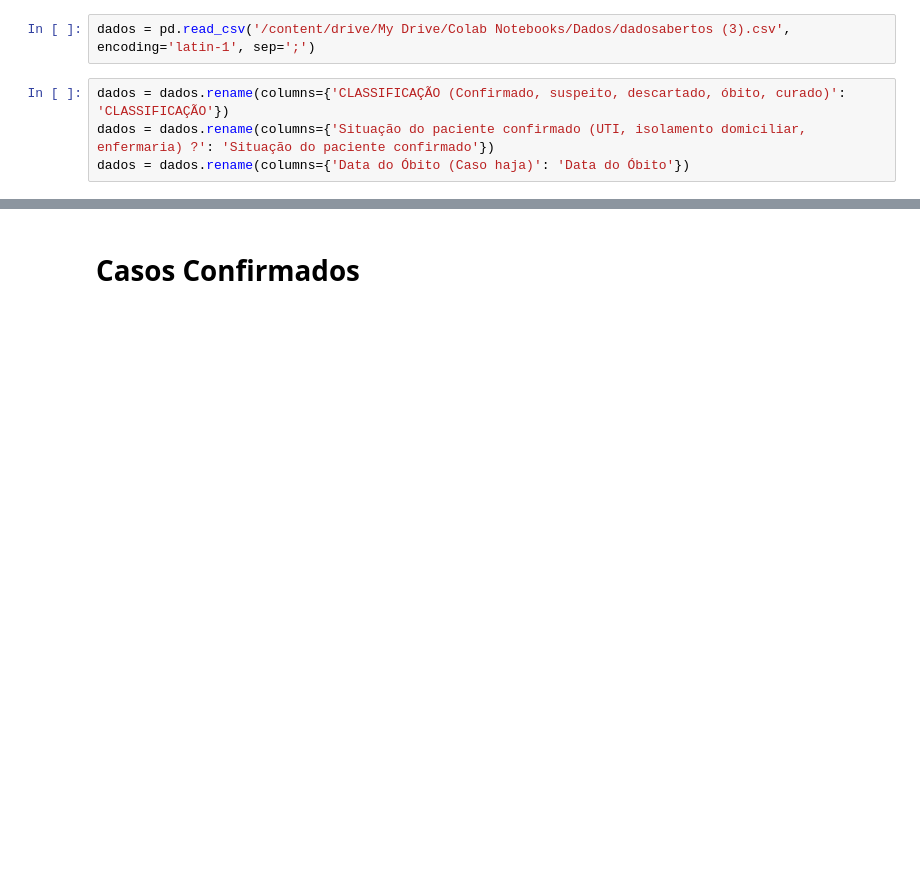
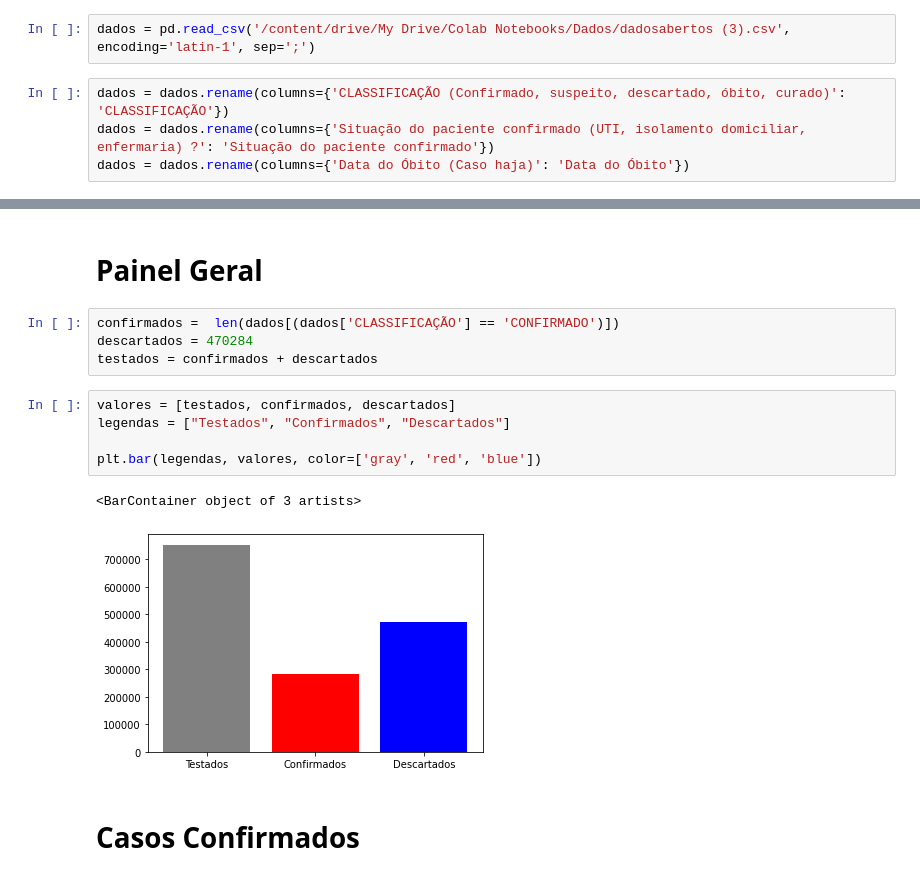
Before and after one commit to Jose-Bruno/Visualiza-oComputacional, a Jupyter notebook: José_Bruno_da_Silva_Santos_Visualização_Computacional.ipynb, the cells around one changed output, grey strips where cells are left out. Cells and saved outputs as stored; diff of their text form; blank space fills up the shorter version.

```diff
--- a/José_Bruno_da_Silva_Santos_Visualização_Computacional.ipynb
+++ b/José_Bruno_da_Silva_Santos_Visualização_Computacional.ipynb
@@ -38,6 +38,20 @@ dados.head(30)
 | 27 | 27 | 31/03/2020 | 45 | M | MACEIÓ | CONFIRMADO | NaN | ... |
 | 28 | 28 | 01/04/2020 | 49 | F | MACEIÓ | CONFIRMADO | NaN | ... |
 | 29 | 29 | 01/04/2020 | 85 | F | MACEIÓ | CONFIRMADO | HAS | ... |
+# %% [markdown]
+# Painel Geral
+# %%
+confirmados =  len(dados[(dados['CLASSIFICAÇÃO'] == 'CONFIRMADO')])
+descartados = 470284
+testados = confirmados + descartados
+# %%
+valores = [testados, confirmados, descartados]
+legendas = ["Testados", "Confirmados", "Descartados"]
+
+plt.bar(legendas, valores, color=['gray', 'red', 'blue'])
+# %% [output]
+<BarContainer object of 3 artists>
+[figure, added]
 # %% [markdown]
 # Casos Confirmados
 # %%
```
